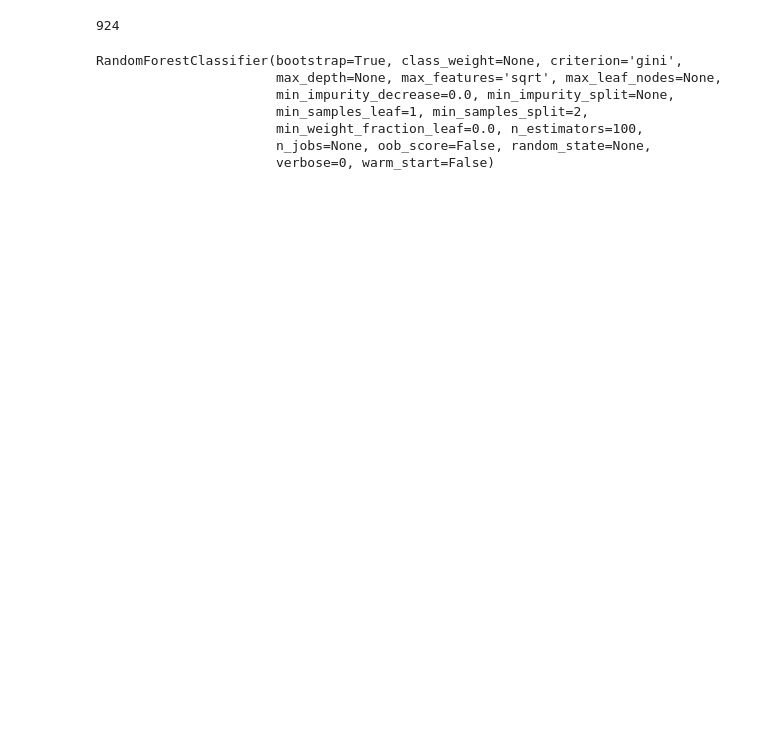
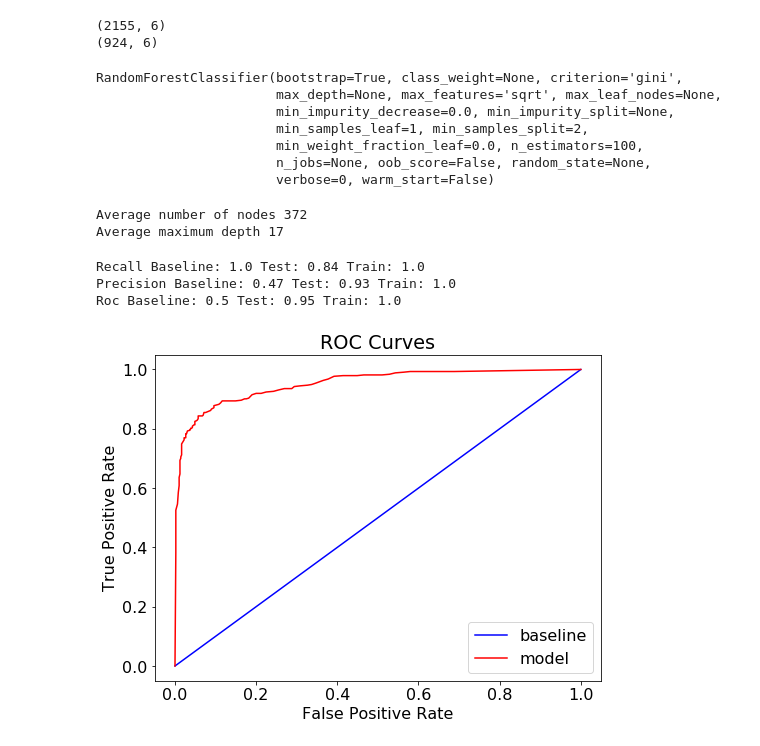
Before and after one commit to dyeden/urban-mapbiomas, a Jupyter notebook: notebook/spike_random_forest.ipynb, the cells around one changed output. Saved outputs shown, nothing was run; the diff lists cells and outputs as text; code cells hidden in the pictures; blank space fills up the shorter version.

```diff
--- a/notebook/spike_random_forest.ipynb
+++ b/notebook/spike_random_forest.ipynb
@@ -10,0 +14,6 @@ df = pandas.read_csv("../dataset/dataset_SF-23-Y-C_1994.csv")
+# %%
+# 0 -- > nao urbana
+# 1 ---> urbana
+
+SEED = 50
+CARTA = 'SF-23-Y-C'
@@ -11,3 +96,8 @@ df = pandas.read_csv("../dataset/dataset_SF-23-Y-C_1994.csv")
+# %%
+#get dataset
+# dataset = pd.read_csv("../dataset/dataset-temp.csv")
+dataset = pd.read_csv("../dataset/dataset_" + CARTA + "_1994.csv")
+df = dataset.copy()
 # %%
 labels = np.array(df.pop('value'))
 df = df.drop(columns = ['code', 'maingrid', 'randomc', 'OGC_FID',
@@ -26,7 +151,9 @@ train, test, train_labels, test_labels = train_test_split(df, labels,
                                                           stratify = labels,
                                                           test_size = 0.3,
                                                           random_state = SEED)
-# %%
-len(test)
-# %% [output]
-924
+# %%
+print(train.shape)
+print(test.shape)
+# %% [output]
+(2155, 6)
+(924, 6)
@@ -51,0 +179,26 @@ df
+# %%
+n_nodes = []
+max_depths = []
+
+for ind_tree in model.estimators_:
+    n_nodes.append(ind_tree.tree_.node_count)
+    max_depths.append(ind_tree.tree_.max_depth)
+
+print(f'Average number of nodes {int(np.mean(n_nodes))}')
+print(f'Average maximum depth {int(np.mean(max_depths))}')
+# %% [output]
+Average number of nodes 372
+Average maximum depth 17
+# %%
+train_rf_predictions = model.predict(train)
+train_rf_probs = model.predict_proba(train)[:, 1]
+
+rf_predictions = model.predict(test)
+rf_probs = model.predict_proba(test)[:, 1]
+# %%
+evaluate_model(rf_predictions, rf_probs, train_rf_predictions, train_rf_probs)
+# %% [output]
+Recall Baseline: 1.0 Test: 0.84 Train: 1.0
+Precision Baseline: 0.47 Test: 0.93 Train: 1.0
+Roc Baseline: 0.5 Test: 0.95 Train: 1.0
+[figure, added]
```
Also changed, not shown: parts of 24 cells of this notebook, 7 other files.
